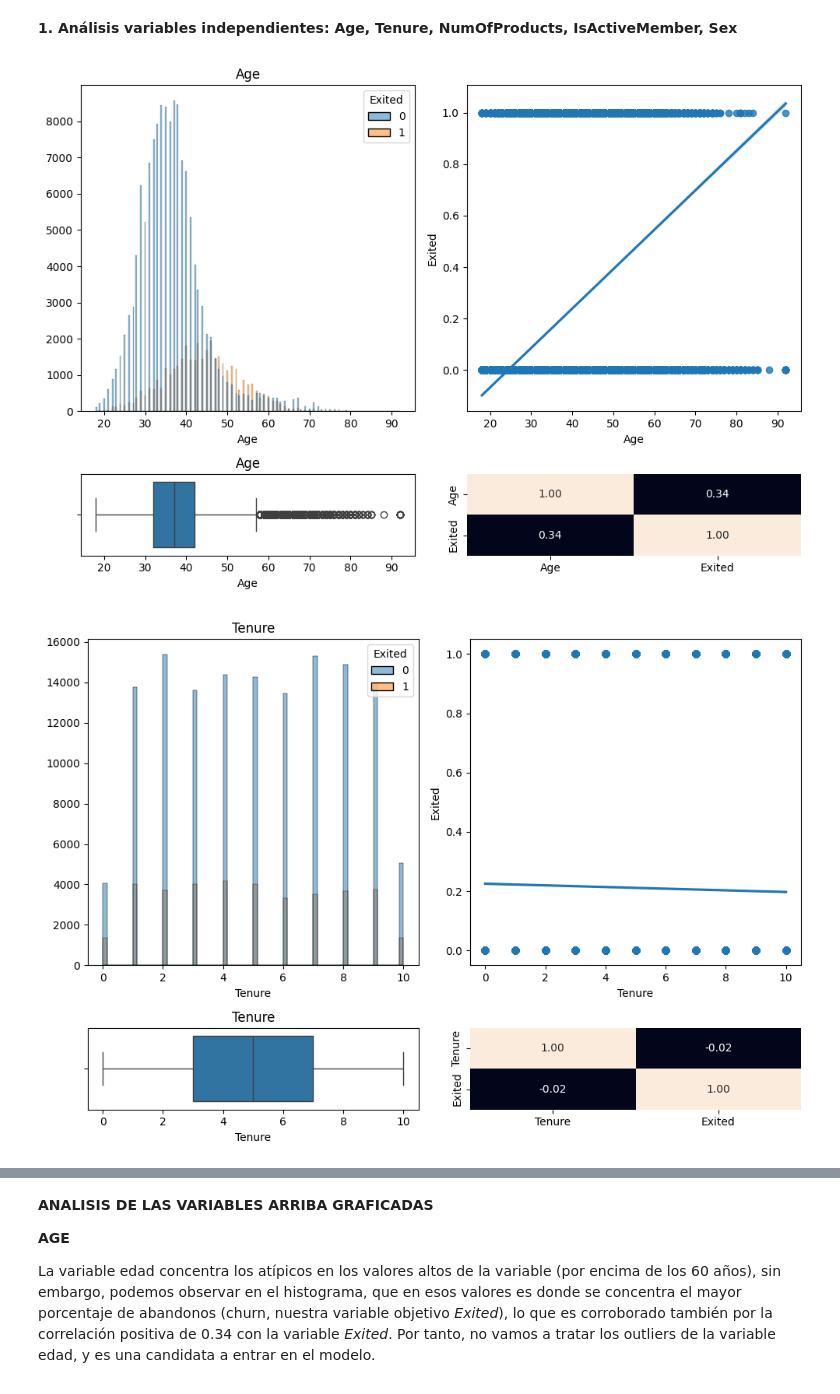
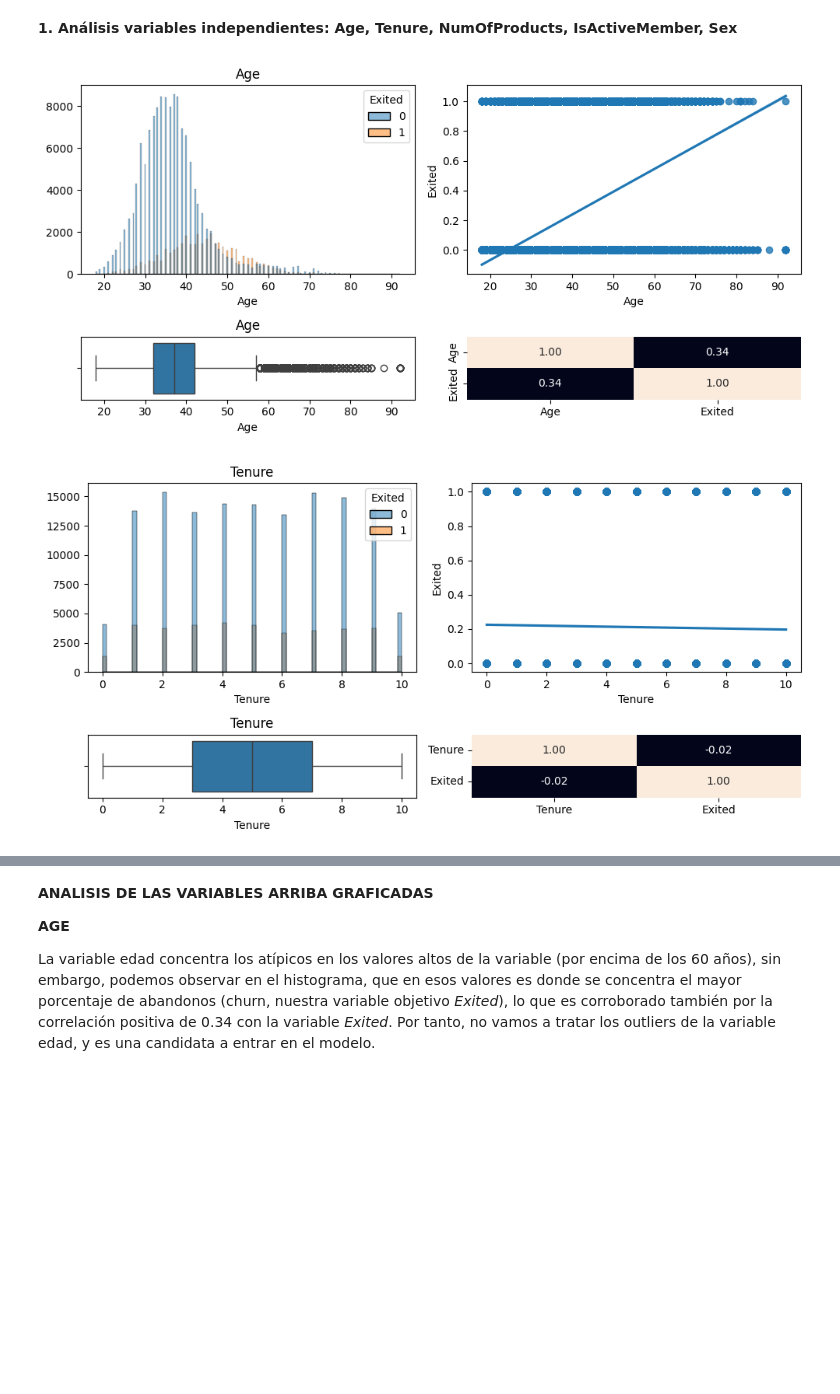
Before and after one commit to 4GeeksAcademy/Proyecto-Bank-Churn-Eli-Isa, a Jupyter notebook: src/explore-Isa.ipynb, the cells around one changed output, grey strips where cells are left out. Saved outputs shown, nothing was run; the diff lists cells and outputs as text; code cells hidden in the pictures; blank space fills up the shorter version.

```diff
--- a/src/explore-Isa.ipynb
+++ b/src/explore-Isa.ipynb
@@ -166,0 +146,3 @@ data_sub_isa.head()
+# %%
+data_clean=data_raw.drop(['Surname', 'Surname_tfidf_0', 'Surname_tfidf_1', 'Surname_tfidf_2', 'Surname_tfidf_3', 'Surname_tfidf_4'], axis = 1, inplace = False)
+data_clean.head()
@@ -207,0 +186,7 @@ Comprobamos la variable creada:
+# %%
+data_clean["Sex"]=data_raw["Male"]
+
+data_clean['Countries'] = data_raw['France'] * 1 + data_raw['Germany'] * 2 + data_raw['Spain'] * 3
+
+# Mostrar el DataFrame resultante
+data_clean.head()
@@ -208,5 +203,14 @@ Comprobamos la variable creada:
 # %%
-fig, axis= plt.subplots(1,2, figsize=(10,4))
-sns.histplot(ax=axis[0], data = data_sub_isa, x = "Male",hue="Sex").set(ylabel = None)
-sns.histplot(ax=axis[1], data = data_sub_isa, x = "Female",hue="Sex").set(ylabel = None)
+fig, axis= plt.subplots(1,2, figsize=(10,2))
+sns.histplot(ax=axis[0], data = data_clean, x = "Sex",hue="Male").set(ylabel = None)
+axis[1].set_yticks([])
+sns.histplot(ax=axis[1], data = data_clean, x = "Sex",hue="Female").set(ylabel = None)
+
+
+fig, axis= plt.subplots(1,3, figsize=(10,2))
+sns.histplot(ax=axis[0], data = data_clean, x = "Countries",hue="France").set(ylabel = None)
+sns.histplot(ax=axis[1], data = data_clean, x = "Countries",hue="Germany").set(ylabel = None)
+axis[2].set_yticks([])
+sns.histplot(ax=axis[2], data = data_clean, x = "Countries",hue="Spain").set(ylabel = None)
+axis[1].set_yticks([])
 # %% [output]
@@ -216,0 +228,3 @@ Está correcta la variable: Sex=0 son las mujeres (Female) y Sex=1 son los hombr
+# %%
+data_clean.drop(["Male","Female","Germany","Spain","France"],axis=1,inplace=True)
+data_clean.head()
@@ -221,16 +242,16 @@ Vamos a analizar las variables por separado primero (Age, Tenure, NumOfProducts,
 # %%
 vars=["Age","Tenure","NumOfProducts","IsActiveMember","Sex"]
 for i in range(len(vars)):
     var=vars[i]
-    fig, axis = plt.subplots(2, 2, figsize = (10,7),gridspec_kw={'height_ratios': [4, 1]})
+    fig, axis = plt.subplots(2, 2, figsize = (10,5),gridspec_kw={'height_ratios': [3, 1]})
     axis[0,0].set_title(var)
-    sns.histplot(ax=axis[0,0], data = data_sub_isa, x = var,hue="Exited").set(ylabel = None)
+    sns.histplot(ax=axis[0,0], data = data_clean, x = var,hue="Exited").set(ylabel = None)
     axis[1,0].set_title(var)
-    sns.regplot(data = data_sub_isa, x = var, y = "Exited",ax=axis[0,1])
-    sns.boxplot(ax = axis[1,0], data = data_sub_isa, x = var)
-    sns.heatmap(data_sub_isa[[var, "Exited"]].corr(), annot = True, fmt = ".2f", cbar = False,ax=axis[1,1])
+    sns.regplot(data = data_clean, x = var, y = "Exited",ax=axis[0,1])
+    sns.boxplot(ax = axis[1,0], data = data_clean, x = var)
+    sns.heatmap(data_clean[[var, "Exited"]].corr(), annot = True, fmt = ".2f", cbar = False,ax=axis[1,1])
     plt.tight_layout()
     plt.show()
 # %% [output]
-[figure, old version]
+[figure, new version]
-[figure, old version]
+[figure, new version]
```
Also changed, not shown: parts of 55 cells of this notebook, 1 other file.
